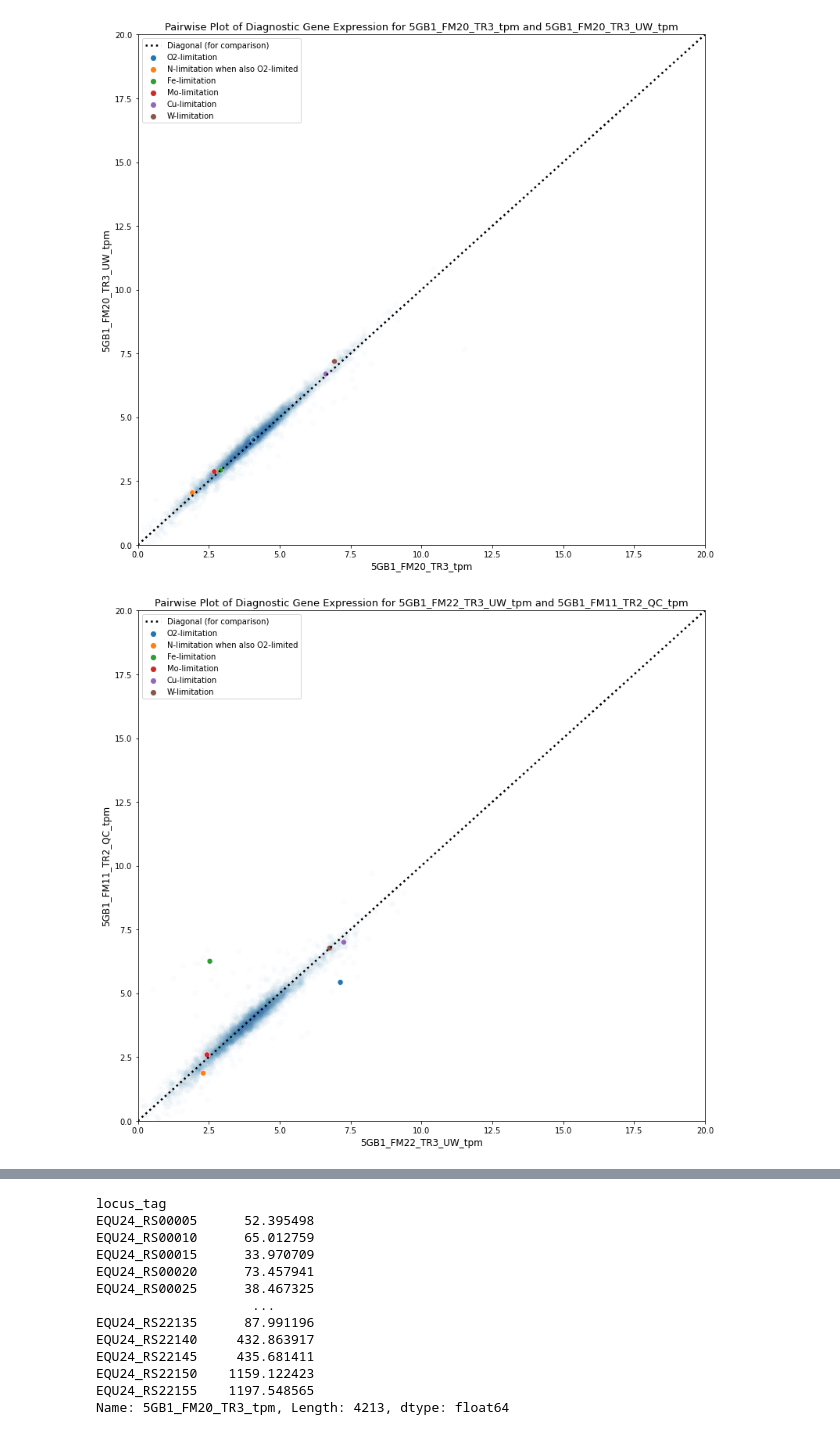
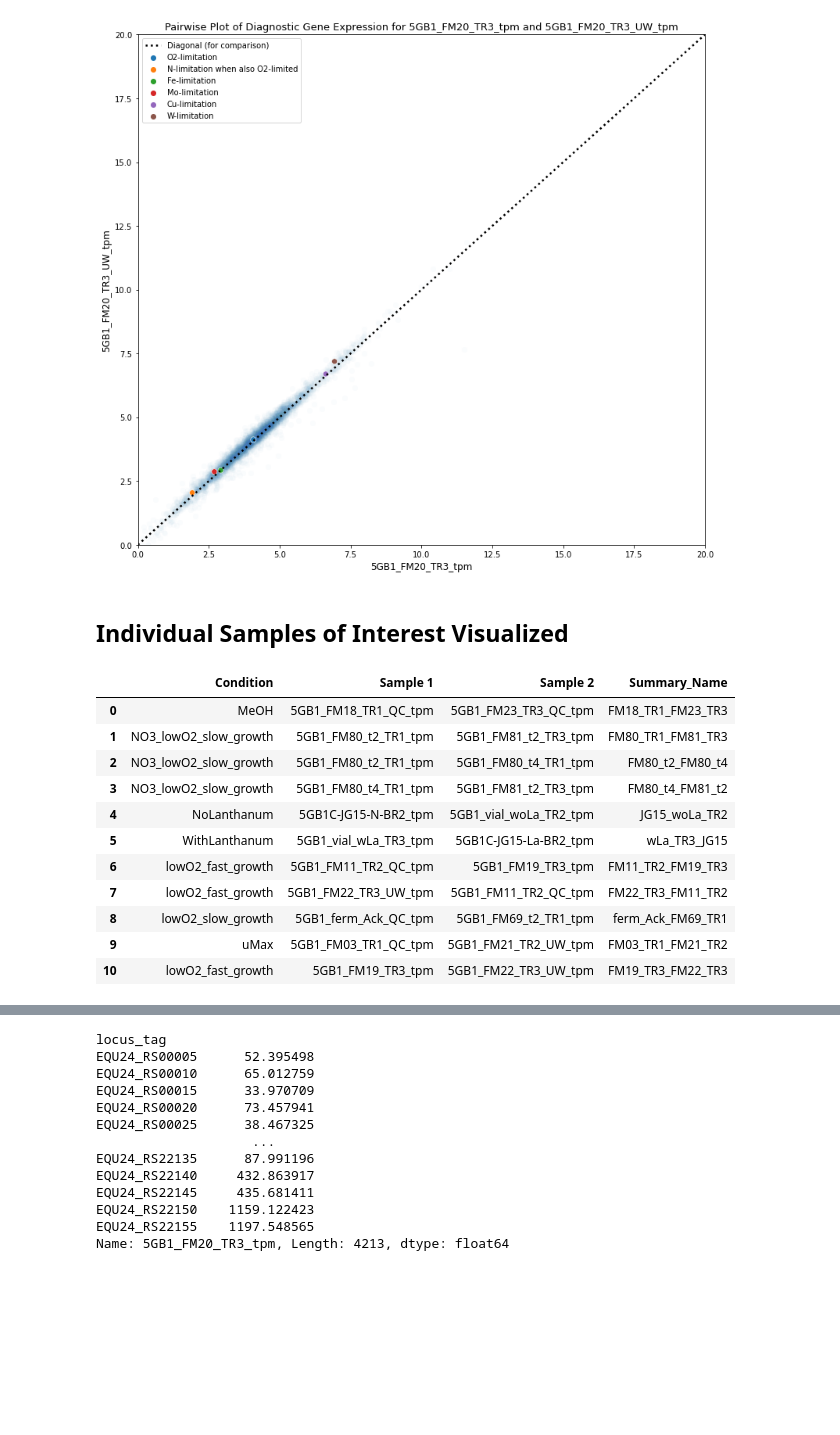
Before and after one commit to vsk-1167/research-5G-transcriptomic-exploration, a Jupyter notebook: diagnostic_gene_analysis.ipynb, the cells around one changed output, grey strips where cells are left out. Cells and saved outputs as stored; diff of their text form; code cells hidden in the pictures; blank space fills up the shorter version.

```diff
--- a/diagnostic_gene_analysis.ipynb
+++ b/diagnostic_gene_analysis.ipynb
@@ -401,7 +467,20 @@ plt.title("Pairwise Plot of Diagnostic Gene Expression for "  + s1_name +" and "
 plt.show()
 # %% [output]
 [figure]
-# %%
-cloud_analysis_scatter("5GB1_FM22_TR3_UW_tpm", "5GB1_FM11_TR2_QC_tpm", "ca_fm20tr3_UW")
-# %% [output]
-[figure, removed]
+# %% [markdown]
+## Individual Samples of Interest Visualized
+# %%
+df_unstable_diag_samples
+# %% [output]
+|  | Condition | Sample 1 | Sample 2 | Summary_Name |
+| 0 | MeOH | 5GB1_FM18_TR1_QC_tpm | 5GB1_FM23_TR3_QC_tpm | FM18_TR1_FM23_TR3 |
+| 1 | NO3_lowO2_slow_growth | 5GB1_FM80_t2_TR1_tpm | 5GB1_FM81_t2_TR3_tpm | FM80_TR1_FM81_TR3 |
+| 2 | NO3_lowO2_slow_growth | 5GB1_FM80_t2_TR1_tpm | 5GB1_FM80_t4_TR1_tpm | FM80_t2_FM80_t4 |
+| 3 | NO3_lowO2_slow_growth | 5GB1_FM80_t4_TR1_tpm | 5GB1_FM81_t2_TR3_tpm | FM80_t4_FM81_t2 |
+| 4 | NoLanthanum | 5GB1C-JG15-N-BR2_tpm | 5GB1_vial_woLa_TR2_tpm | JG15_woLa_TR2 |
+| 5 | WithLanthanum | 5GB1_vial_wLa_TR3_tpm | 5GB1C-JG15-La-BR2_tpm | wLa_TR3_JG15 |
+| 6 | lowO2_fast_growth | 5GB1_FM11_TR2_QC_tpm | 5GB1_FM19_TR3_tpm | FM11_TR2_FM19_TR3 |
+| 7 | lowO2_fast_growth | 5GB1_FM22_TR3_UW_tpm | 5GB1_FM11_TR2_QC_tpm | FM22_TR3_FM11_TR2 |
+| 8 | lowO2_slow_growth | 5GB1_ferm_Ack_QC_tpm | 5GB1_FM69_t2_TR1_tpm | ferm_Ack_FM69_TR1 |
+| 9 | uMax | 5GB1_FM03_TR1_QC_tpm | 5GB1_FM21_TR2_UW_tpm | FM03_TR1_FM21_TR2 |
+| 10 | lowO2_fast_growth | 5GB1_FM19_TR3_tpm | 5GB1_FM22_TR3_UW_tpm | FM19_TR3_FM22_TR3 |
```
Also changed, not shown: parts of 11 cells of this notebook, 14 other files.
